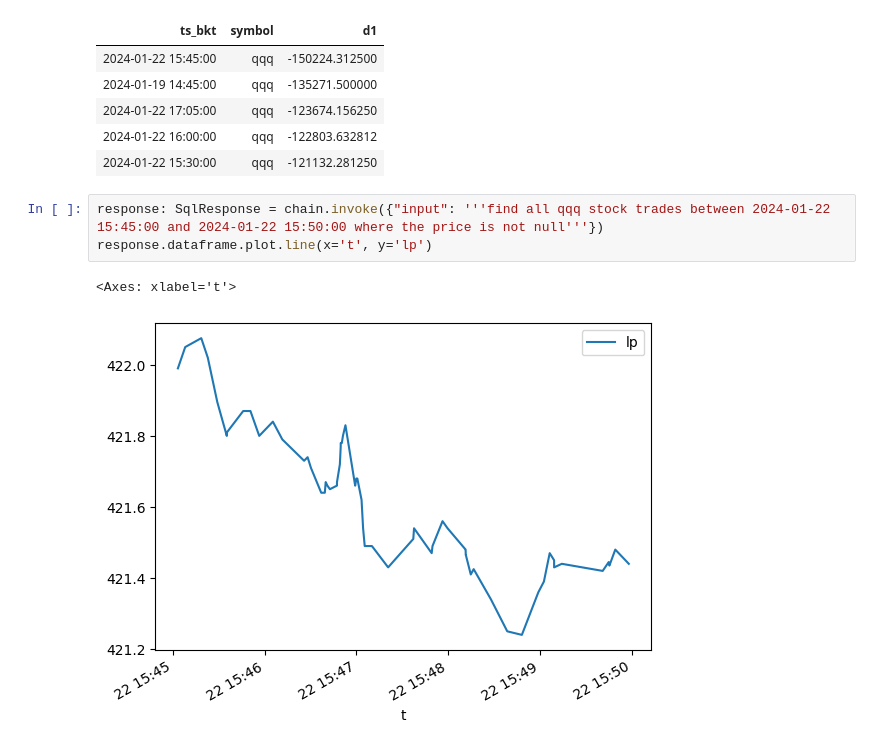
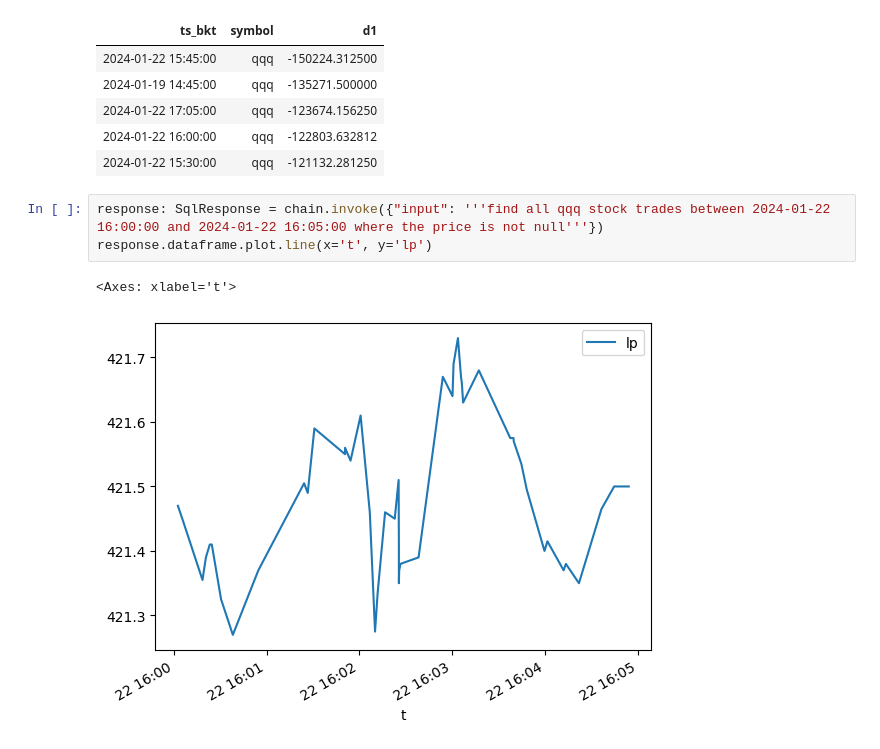
Before and after one commit to kineticadb/gtcnotebooks, a Jupyter notebook: nyse.ipynb, the cells around one changed output. Cells and saved outputs as stored; diff of their text form.

```diff
--- a/nyse.ipynb
+++ b/nyse.ipynb
@@ -79,8 +79,8 @@ display(HTML(response.dataframe.to_html(index=False)))
 | 2024-01-22 16:00:00 | qqq | -122803.632812 |
 | 2024-01-22 15:30:00 | qqq | -121132.281250 |
 # %%
-response: SqlResponse = chain.invoke({"input": '''find all qqq stock trades between 2024-01-22 15:45:00 and 2024-01-22 15:50:00 where the price is not null'''})
+response: SqlResponse = chain.invoke({"input": '''find all qqq stock trades between 2024-01-22 16:00:00 and 2024-01-22 16:05:00 where the price is not null'''})
 response.dataframe.plot.line(x='t', y='lp')
 # %% [output]
 <Axes: xlabel='t'>
-[figure, old version]
+[figure, new version]
```
